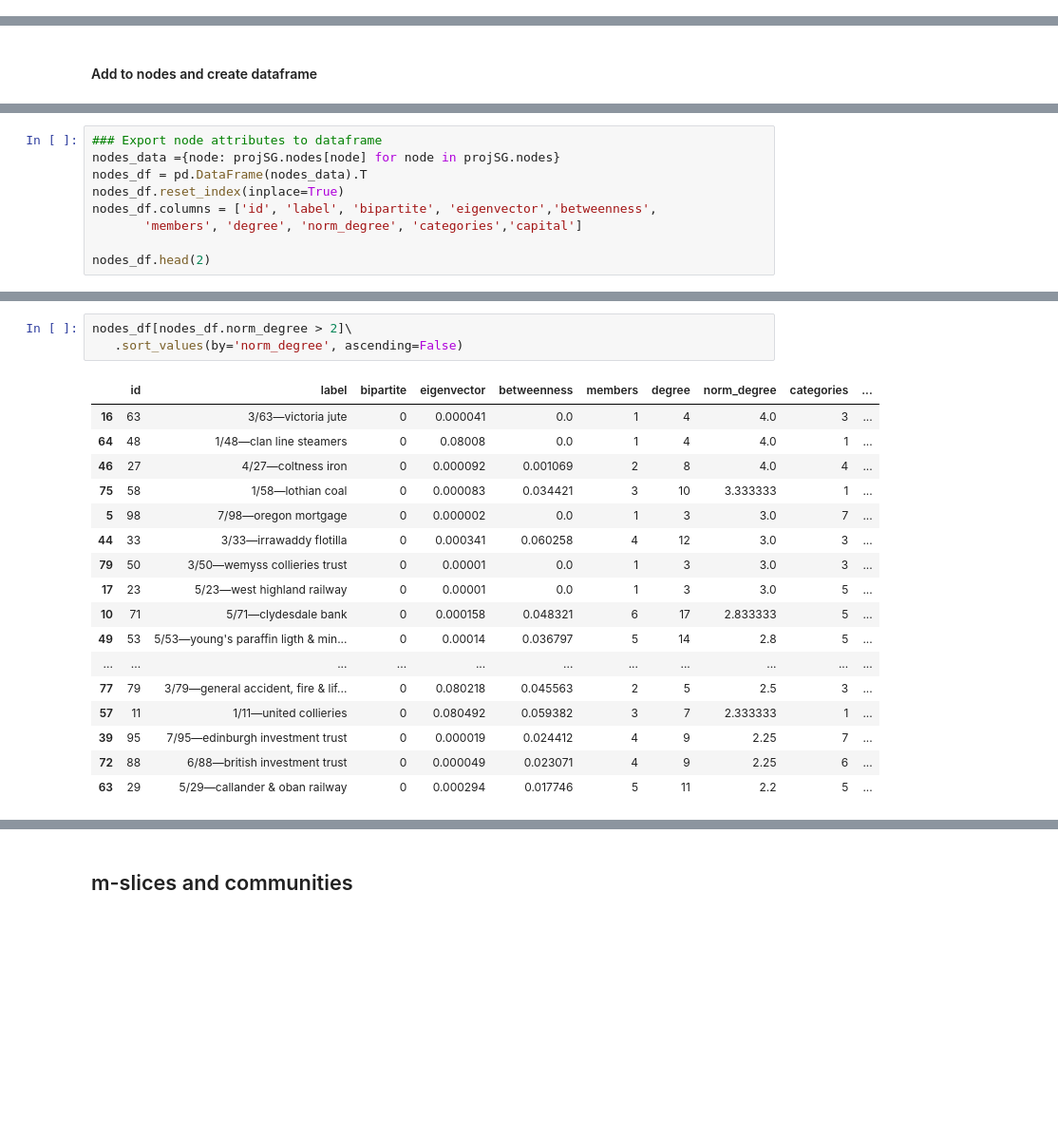
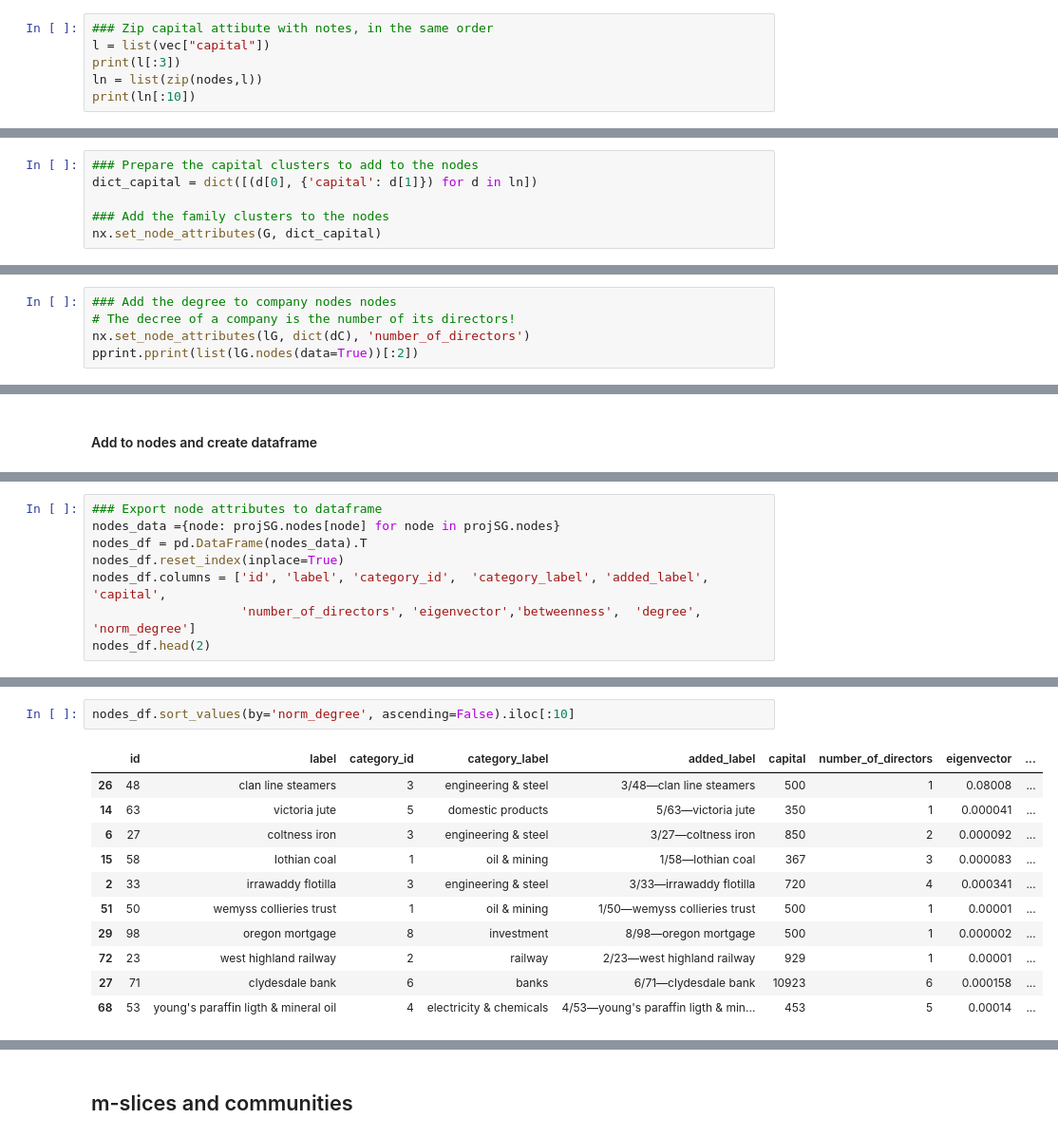
Before and after one commit to Sciences-historiques-numeriques/histoire_numerique_methodes, a Jupyter notebook: analyse_reseaux/pajek_book/chapter5_affiliations.ipynb, the cells around one changed output, grey strips where cells are left out. Shown at 95% size. Drawn from its saved outputs; the diff is of its cells as text; blank space fills up the shorter version.

```diff
--- a/analyse_reseaux/pajek_book/chapter5_affiliations.ipynb
+++ b/analyse_reseaux/pajek_book/chapter5_affiliations.ipynb
@@ -161,0 +343,6 @@ pprint.pprint(list(G.nodes(data=True))[:3])
+# %%
+### Zip capital attibute with notes, in the same order
+l = list(vec["capital"])
+print(l[:3])
+ln = list(zip(nodes,l))
+print(ln[:10])
@@ -161,0 +366,6 @@ pprint.pprint(list(G.nodes(data=True))[:3])
+# %%
+### Prepare the capital clusters to add to the nodes
+dict_capital = dict([(d[0], {'capital': d[1]}) for d in ln])
+
+### Add the family clusters to the nodes
+nx.set_node_attributes(G, dict_capital)
@@ -272,0 +536,5 @@ print(sorted(dA, key=lambda x: int(x[0])))
+# %%
+### Add the degree to company nodes nodes
+# The decree of a company is the number of its directors!
+nx.set_node_attributes(lG, dict(dC), 'number_of_directors')
+pprint.pprint(list(lG.nodes(data=True))[:2])
@@ -734,8 +981,7 @@ print(list(projSG.nodes.data())[:3])
 nodes_data ={node: projSG.nodes[node] for node in projSG.nodes}
 nodes_df = pd.DataFrame(nodes_data).T
 nodes_df.reset_index(inplace=True)
-nodes_df.columns = ['id', 'label', 'bipartite', 'eigenvector','betweenness',
-       'members', 'degree', 'norm_degree', 'categories','capital']
-
+nodes_df.columns = ['id', 'label', 'category_id',  'category_label', 'added_label', 'capital',
+                    'number_of_directors', 'eigenvector','betweenness',  'degree', 'norm_degree']
 nodes_df.head(2)
 # %% [output]
@@ -745,21 +1076,14 @@ nodes_df.head(2)
 # %%
-nodes_df[nodes_df.norm_degree > 2]\
-   .sort_values(by='norm_degree', ascending=False)
+nodes_df.sort_values(by='norm_degree', ascending=False).iloc[:10]
 # %% [output]
-|  | id | label | bipartite | eigenvector | betweenness | members | degree | norm_degree | categories | ... |
-| 16 | 63 | 3/63—victoria jute | 0 | 0.000041 | 0.0 | 1 | 4 | 4.0 | 3 | ... |
-| 64 | 48 | 1/48—clan line steamers | 0 | 0.08008 | 0.0 | 1 | 4 | 4.0 | 1 | ... |
-| 46 | 27 | 4/27—coltness iron | 0 | 0.000092 | 0.001069 | 2 | 8 | 4.0 | 4 | ... |
-| 75 | 58 | 1/58—lothian coal | 0 | 0.000083 | 0.034421 | 3 | 10 | 3.333333 | 1 | ... |
-| 5 | 98 | 7/98—oregon mortgage | 0 | 0.000002 | 0.0 | 1 | 3 | 3.0 | 7 | ... |
-| 44 | 33 | 3/33—irrawaddy flotilla | 0 | 0.000341 | 0.060258 | 4 | 12 | 3.0 | 3 | ... |
-| 79 | 50 | 3/50—wemyss collieries trust | 0 | 0.00001 | 0.0 | 1 | 3 | 3.0 | 3 | ... |
-| 17 | 23 | 5/23—west highland railway | 0 | 0.00001 | 0.0 | 1 | 3 | 3.0 | 5 | ... |
-| 10 | 71 | 5/71—clydesdale bank | 0 | 0.000158 | 0.048321 | 6 | 17 | 2.833333 | 5 | ... |
-| 49 | 53 | 5/53—young's paraffin ligth & min... | 0 | 0.00014 | 0.036797 | 5 | 14 | 2.8 | 5 | ... |
-| ... | ... | ... | ... | ... | ... | ... | ... | ... | ... | ... |
-| 77 | 79 | 3/79—general accident, fire & lif... | 0 | 0.080218 | 0.045563 | 2 | 5 | 2.5 | 3 | ... |
-| 57 | 11 | 1/11—united collieries | 0 | 0.080492 | 0.059382 | 3 | 7 | 2.333333 | 1 | ... |
-| 39 | 95 | 7/95—edinburgh investment trust | 0 | 0.000019 | 0.024412 | 4 | 9 | 2.25 | 7 | ... |
-| 72 | 88 | 6/88—british investment trust | 0 | 0.000049 | 0.023071 | 4 | 9 | 2.25 | 6 | ... |
-| 63 | 29 | 5/29—callander & oban railway | 0 | 0.000294 | 0.017746 | 5 | 11 | 2.2 | 5 | ... |
+|  | id | label | category_id | category_label | added_label | capital | number_of_directors | eigenvector | ... |
+| 26 | 48 | clan line steamers | 3 | engineering & steel | 3/48—clan line steamers | 500 | 1 | 0.08008 | ... |
+| 14 | 63 | victoria jute | 5 | domestic products | 5/63—victoria jute | 350 | 1 | 0.000041 | ... |
+| 6 | 27 | coltness iron | 3 | engineering & steel | 3/27—coltness iron | 850 | 2 | 0.000092 | ... |
+| 15 | 58 | lothian coal | 1 | oil & mining | 1/58—lothian coal | 367 | 3 | 0.000083 | ... |
+| 2 | 33 | irrawaddy flotilla | 3 | engineering & steel | 3/33—irrawaddy flotilla | 720 | 4 | 0.000341 | ... |
+| 51 | 50 | wemyss collieries trust | 1 | oil & mining | 1/50—wemyss collieries trust | 500 | 1 | 0.00001 | ... |
+| 29 | 98 | oregon mortgage | 8 | investment | 8/98—oregon mortgage | 500 | 1 | 0.000002 | ... |
+| 72 | 23 | west highland railway | 2 | railway | 2/23—west highland railway | 929 | 1 | 0.00001 | ... |
+| 27 | 71 | clydesdale bank | 6 | banks | 6/71—clydesdale bank | 10923 | 6 | 0.000158 | ... |
+| 68 | 53 | young's paraffin ligth & mineral oil | 4 | electricity & chemicals | 4/53—young's paraffin ligth & min... | 453 | 5 | 0.00014 | ... |
```
Also changed, not shown: parts of 120 cells of this notebook, 9 other files.
